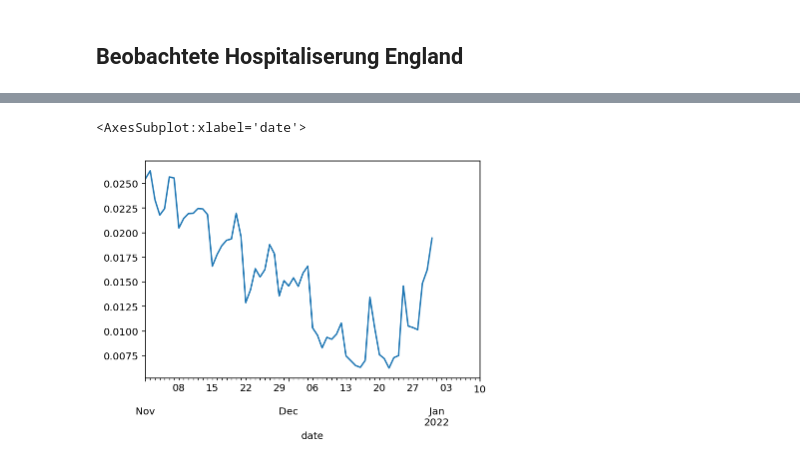
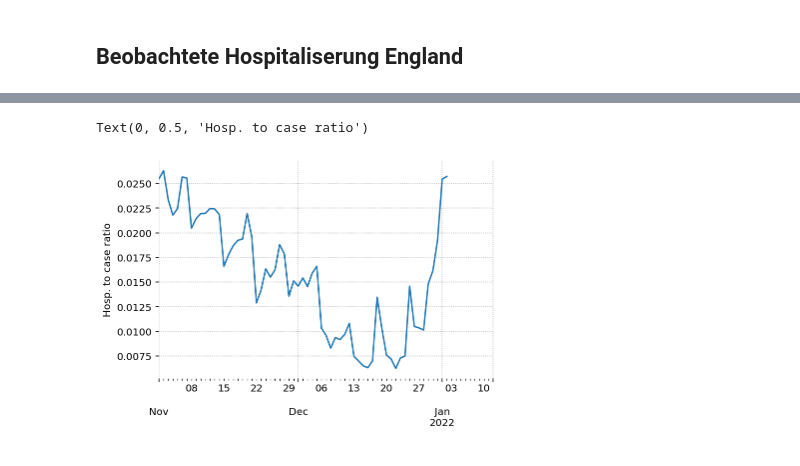
Before and after one commit to mg14/impfung-de, a Jupyter notebook: impfung.ipynb, the cells around one changed output, grey strips where cells are left out. Drawn from its saved outputs; the diff is of its cells as text; code cells hidden in the pictures.

```diff
--- a/impfung.ipynb
+++ b/impfung.ipynb
@@ -7,6 +7,12 @@ import numpy as np
 %matplotlib inline
 %config InlineBackend.figure_format='retina'
 plt.rcParams['figure.facecolor'] = 'white'
+plt.rcParams.update({'axes.grid': True,
+                     'grid.linestyle': ':',
+                     'axes.spines.bottom': False,
+                     'axes.spines.left': False,
+                     'axes.spines.right': False,
+                     'axes.spines.top': False})
 # %% [markdown]
 ## Aktuelle Daten des RKI
 # %%
@@ -483,9 +503,11 @@ cases_uk
 # %%
 def shift_date_index(df, shift):
+    df = df.copy()
     df.index = df.index + shift
     return df
 # %%
-(hosp_uk.sum(1).iloc[7:]/shift_date_index(cases_uk, np.timedelta64(-7,"D")).sum(1)).loc["2021-11-01":].plot()
+(hosp_uk.sum(1).iloc[7:]/shift_date_index(cases_uk, np.timedelta64(-7,"D")).sum(1)).loc["2021-11-01":].plot(xlabel="")
+plt.ylabel("Hosp. to case ratio")
 # %% [output]
-<AxesSubplot:xlabel='date'>
+Text(0, 0.5, 'Hosp. to case ratio')
-[figure, old version]
+[figure, new version]
```
Also changed, not shown: parts of 33 cells of this notebook.
